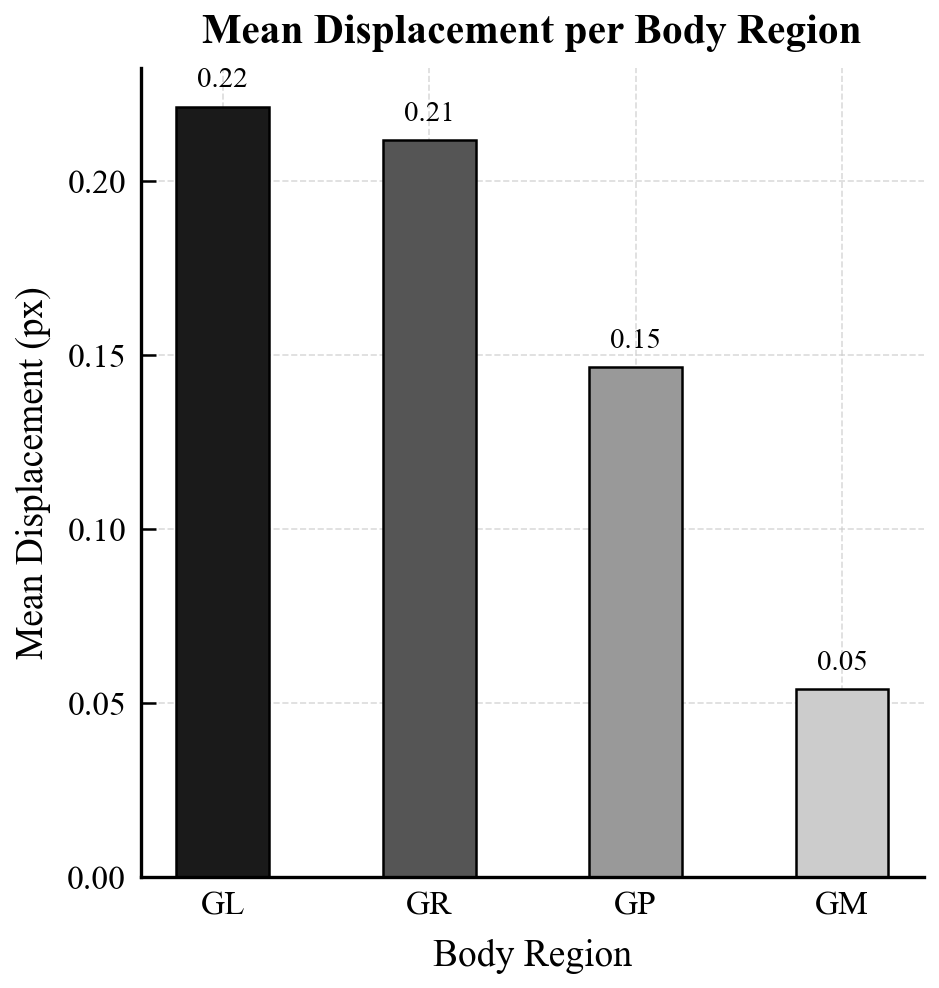
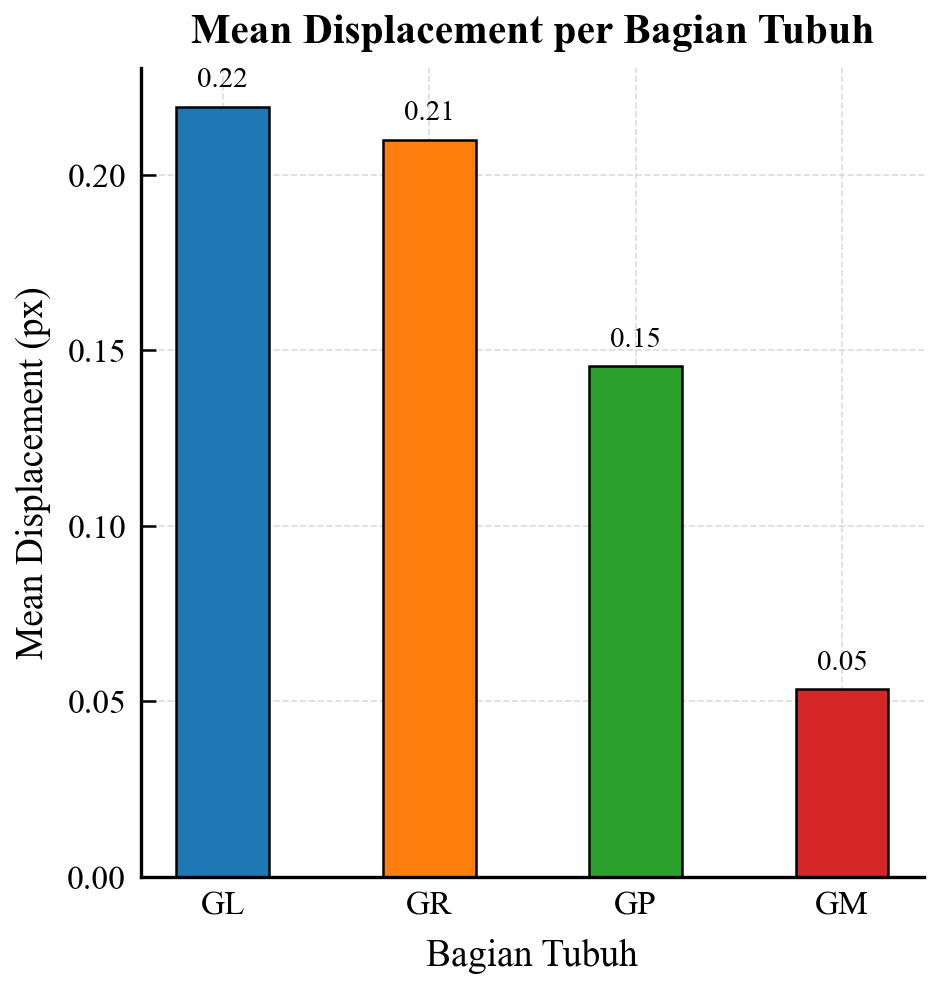
The notebook cell's code change between the first figure and the second:
--- before
+++ after
@@ -1,4 +1,4 @@
 # ===================================================
-# GLOBAL CONFIGURATION — Academic Paper Style
+## KONFIGURASI GLOBAL — Gaya Artikel Ilmiah
 # ===================================================
 matplotlib.rcParams.update({
@@ -28,5 +28,5 @@
 })
 
-GRAYS   = ['#1a1a1a', '#555555', '#999999', '#cccccc']
+COLORS  = ['#1f77b4', '#ff7f0e', '#2ca02c', '#d62728']
 HATCHES = ['', '///', '...', 'xxx']
 BAR_EC  = 'black'
@@ -54,5 +54,5 @@
 def style_ax(ax, ylabel='', title=''):
     ax.set_title(title, pad=6)
-    ax.set_xlabel('Body Region')
+    ax.set_xlabel('Bagian Tubuh')
     ax.set_ylabel(ylabel)
     ax.set_xticks(x)
@@ -66,5 +66,5 @@
     bars = ax.bar(
         x, vals, width=BAR_W,
-        color=[GRAYS[i % len(GRAYS)] for i in range(n)],
+        color=[COLORS[i % len(COLORS)] for i in range(n)],
         edgecolor=BAR_EC, linewidth=BAR_LW
     )
@@ -79,23 +79,23 @@
     print(f'[SAVED] {final_path}')
 
-# FIGURE 1: Mean Displacement
+# GRAFIK 1: Rata-rata Displacement
 single_bar(results_summary['mean'].values, 'Mean Displacement (px)', 
-           'Mean Displacement per Body Region', 'fig_01_mean.png')
+           'Mean Displacement per Bagian Tubuh', 'fig_01_mean.png')
 
-# FIGURE 2: Median Displacement
+# GRAFIK 2: Median Displacement
 single_bar(results_summary['median'].values, 'Median Displacement (px)', 
-           'Median Displacement per Body Region', 'fig_02_median.png')
+           'Median Displacement per Bagian Tubuh', 'fig_02_median.png')
 
-# FIGURE 3: Std Dev
-single_bar(results_summary['std'].values, 'Std Dev (px)', 
-           'Standard Deviation per Body Region', 'fig_03_std.png')
+# GRAFIK 3: Simpangan Baku
+single_bar(results_summary['std'].values, 'Standard Deviasi (px)', 
+           'Standard Deviasi per Bagian Tubuh', 'fig_03_std.png')
 
-# FIGURE 4: Sum & Count
+# GRAFIK 4: Jumlah & Count
 BAR_W_G = 0.20
 offsets = [-BAR_W_G * 0.6, BAR_W_G * 0.6]
 fig, ax = plt.subplots(figsize=(FIG_W, FIG_H))
 g4_cfg = [
-    ('Sum',   results_summary['sum'].values,   GRAYS[0], HATCHES[0], '{:,.0f}'),
-    ('Count', results_summary['count'].values, GRAYS[2], HATCHES[2], '{:,.0f}'),
+    ('Jumlah', results_summary['sum'].values,   COLORS[0], HATCHES[0], '{:,.0f}'),
+    ('Hitung', results_summary['count'].values, COLORS[2], HATCHES[2], '{:,.0f}'),
 ]
 for (lbl, vals, color, hatch, fmt_g), offset in zip(g4_cfg, offsets):
@@ -103,5 +103,5 @@
                   color=color, hatch=hatch, edgecolor=BAR_EC, linewidth=BAR_LW)
     annotate_bars(ax, bars, vals, fmt=fmt_g)
-style_ax(ax, ylabel='Volume', title='Cumulative Displacement\nSum and Count')
+style_ax(ax, ylabel='Volume', title='Akumulasi Displacement\nJumlah dan Hitung')
 ax.yaxis.set_major_formatter(mticker.FuncFormatter(lambda v, _: f'{v:,.0f}'))
 ax.legend(loc='upper right', framealpha=0.9, edgecolor='black', fancybox=False)
@@ -109,9 +109,9 @@
 plt.show()
 
-# FIGURE 5: Motion Ratio
-single_bar(results_summary['ratio'].values, 'Motion Proportion', 
-           'Relative Motion Ratio per Region', 'fig_05_ratio.png', fmt='{:.3f}')
+# GRAFIK 5: Rasio Gerak
+single_bar(results_summary['ratio'].values, 'Proporsi Gerak', 
+           'Rasio Gerak Relatif per Bagian', 'fig_05_ratio.png', fmt='{:.3f}')
 
-# FIGURE 6: Ranking
+# GRAFIK 6: Peringkat
 rank_df = results_summary.sort_values('rank')
 y_labels = rank_df.index.tolist()
@@ -119,5 +119,5 @@
 fig, ax = plt.subplots(figsize=(FIG_W, FIG_H))
 bars = ax.barh(y_pos, rank_df['mean'].values, height=0.45, 
-               color=[GRAYS[i % len(GRAYS)] for i in range(len(y_labels))], 
+               color=[COLORS[i % len(COLORS)] for i in range(len(y_labels))], 
                edgecolor=BAR_EC, linewidth=BAR_LW)
 for bar, rnk, m_val in zip(bars, rank_df['rank'], rank_df['mean']):
@@ -125,8 +125,8 @@
             f'{m_val:.2f} (#{int(rnk)})', va='center', fontsize=ANNOT_FS)
 ax.set_yticks(y_pos); ax.set_yticklabels(y_labels)
-ax.set_xlabel('Mean Displacement (px)'); ax.set_title('Body Region Intensity Ranking', pad=6)
+ax.set_xlabel('Rata-rata Displacement (px)'); ax.set_title('Peringkat Intensitas Bagian Tubuh', pad=6)
 ax.invert_yaxis(); ax.spines['top'].set_visible(False); ax.spines['right'].set_visible(False)
 plt.savefig(os.path.join(OUTPUT_DIR, 'fig_06_rank.png'))
 plt.show()
 
-print('\nAnalysis Complete. All artifacts saved to /data/results/')
+print('\nAnalisis selesai. Semua artefak disimpan ke /data/results/')

Commit: Refactor mapping id key to output pickle